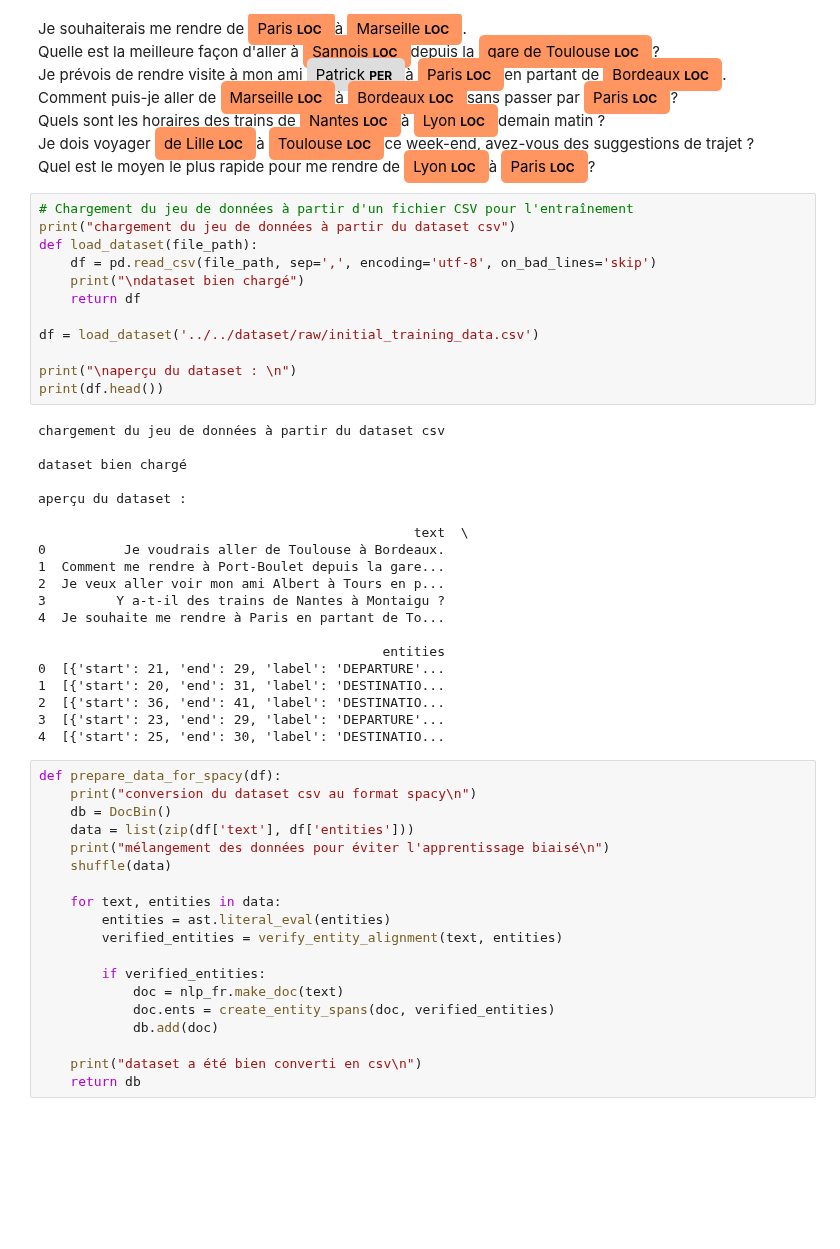
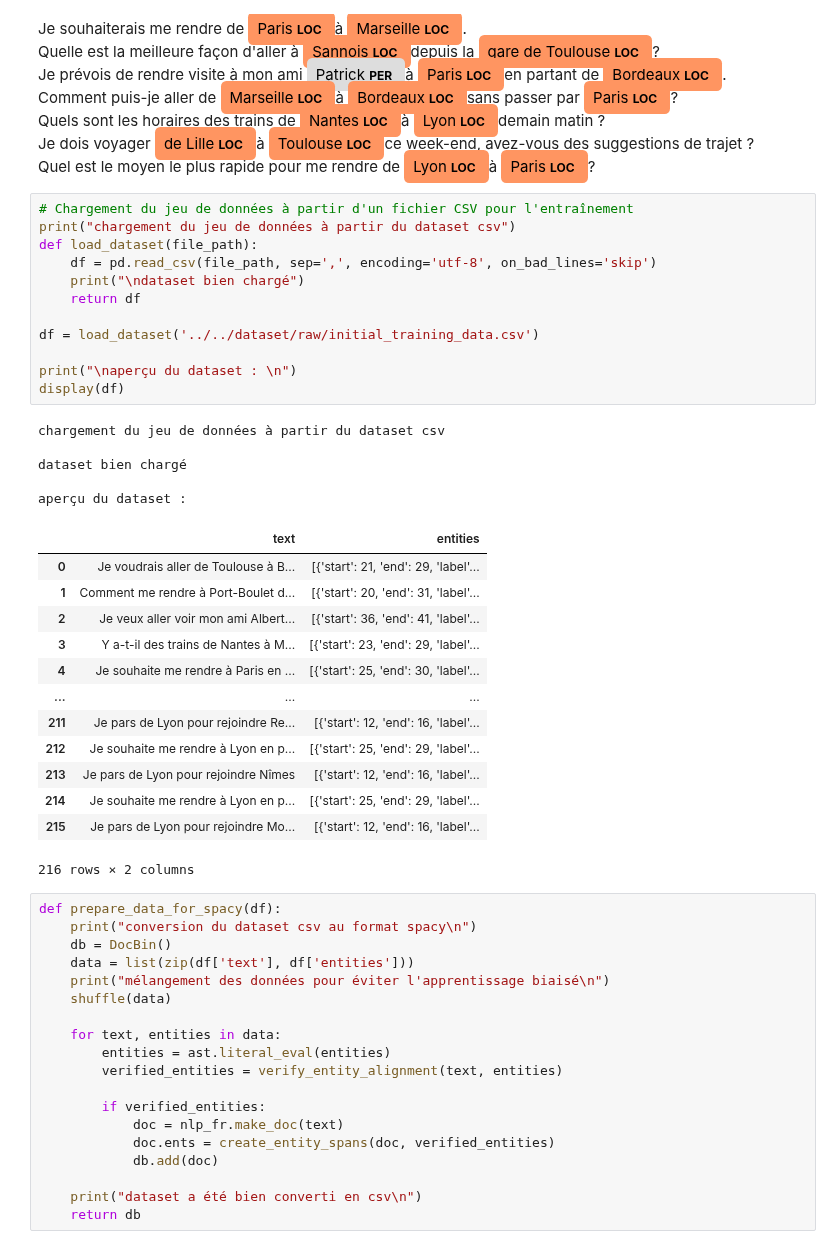
Before and after one commit to JeanBaptiste02/Travel-Order-Resolver, a Jupyter notebook: src/nlp/notebooks/training/model_training.ipynb, the cells around one changed output. Saved outputs shown, nothing was run; the diff lists cells and outputs as text; blank space fills up the shorter version.

Commit message:
fix: table view imrpove

```diff
--- a/src/nlp/notebooks/training/model_training.ipynb
+++ b/src/nlp/notebooks/training/model_training.ipynb
@@ -44,35 +46,34 @@ Quel est le moyen le plus rapide pour me rendre de Lyon LOC à Paris LOC ?
 # %%
 # Chargement du jeu de données à partir d'un fichier CSV pour l'entraînement
 print("chargement du jeu de données à partir du dataset csv")
 def load_dataset(file_path):
     df = pd.read_csv(file_path, sep=',', encoding='utf-8', on_bad_lines='skip')
     print("\ndataset bien chargé")
     return df
 
 df = load_dataset('../../dataset/raw/initial_training_data.csv')
 
 print("\naperçu du dataset : \n")
-print(df.head())
+display(df)
 # %% [output]
 chargement du jeu de données à partir du dataset csv
 
 dataset bien chargé
 
 aperçu du dataset :
-
-                                                text  \
-0          Je voudrais aller de Toulouse à Bordeaux.
-1  Comment me rendre à Port-Boulet depuis la gare...
-2  Je veux aller voir mon ami Albert à Tours en p...
-3         Y a-t-il des trains de Nantes à Montaigu ?
-4  Je souhaite me rendre à Paris en partant de To...
-
-                                            entities
-0  [{'start': 21, 'end': 29, 'label': 'DEPARTURE'...
-1  [{'start': 20, 'end': 31, 'label': 'DESTINATIO...
-2  [{'start': 36, 'end': 41, 'label': 'DESTINATIO...
-3  [{'start': 23, 'end': 29, 'label': 'DEPARTURE'...
-4  [{'start': 25, 'end': 30, 'label': 'DESTINATIO...
+|  | text | entities |
+| 0 | Je voudrais aller de Toulouse à B... | [{'start': 21, 'end': 29, 'label'... |
+| 1 | Comment me rendre à Port-Boulet d... | [{'start': 20, 'end': 31, 'label'... |
+| 2 | Je veux aller voir mon ami Albert... | [{'start': 36, 'end': 41, 'label'... |
+| 3 | Y a-t-il des trains de Nantes à M... | [{'start': 23, 'end': 29, 'label'... |
+| 4 | Je souhaite me rendre à Paris en ... | [{'start': 25, 'end': 30, 'label'... |
+| ... | ... | ... |
+| 211 | Je pars de Lyon pour rejoindre Re... | [{'start': 12, 'end': 16, 'label'... |
+| 212 | Je souhaite me rendre à Lyon en p... | [{'start': 25, 'end': 29, 'label'... |
+| 213 | Je pars de Lyon pour rejoindre Nîmes | [{'start': 12, 'end': 16, 'label'... |
+| 214 | Je souhaite me rendre à Lyon en p... | [{'start': 25, 'end': 29, 'label'... |
+| 215 | Je pars de Lyon pour rejoindre Mo... | [{'start': 12, 'end': 16, 'label'... |
+216 rows × 2 columns
 # %%
 def prepare_data_for_spacy(df):
     print("conversion du dataset csv au format spacy\n")
```
Also changed, not shown: parts of 1 cell of this notebook.
